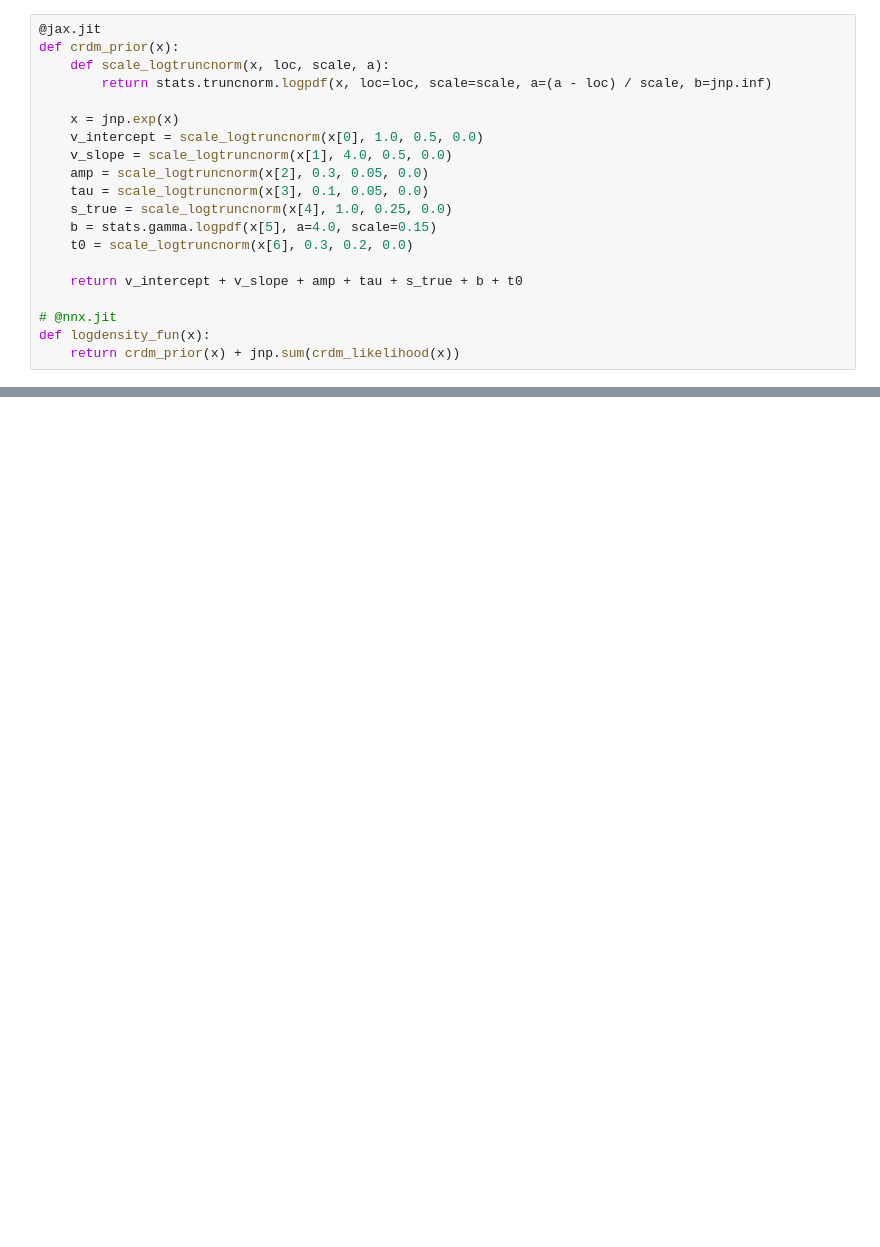
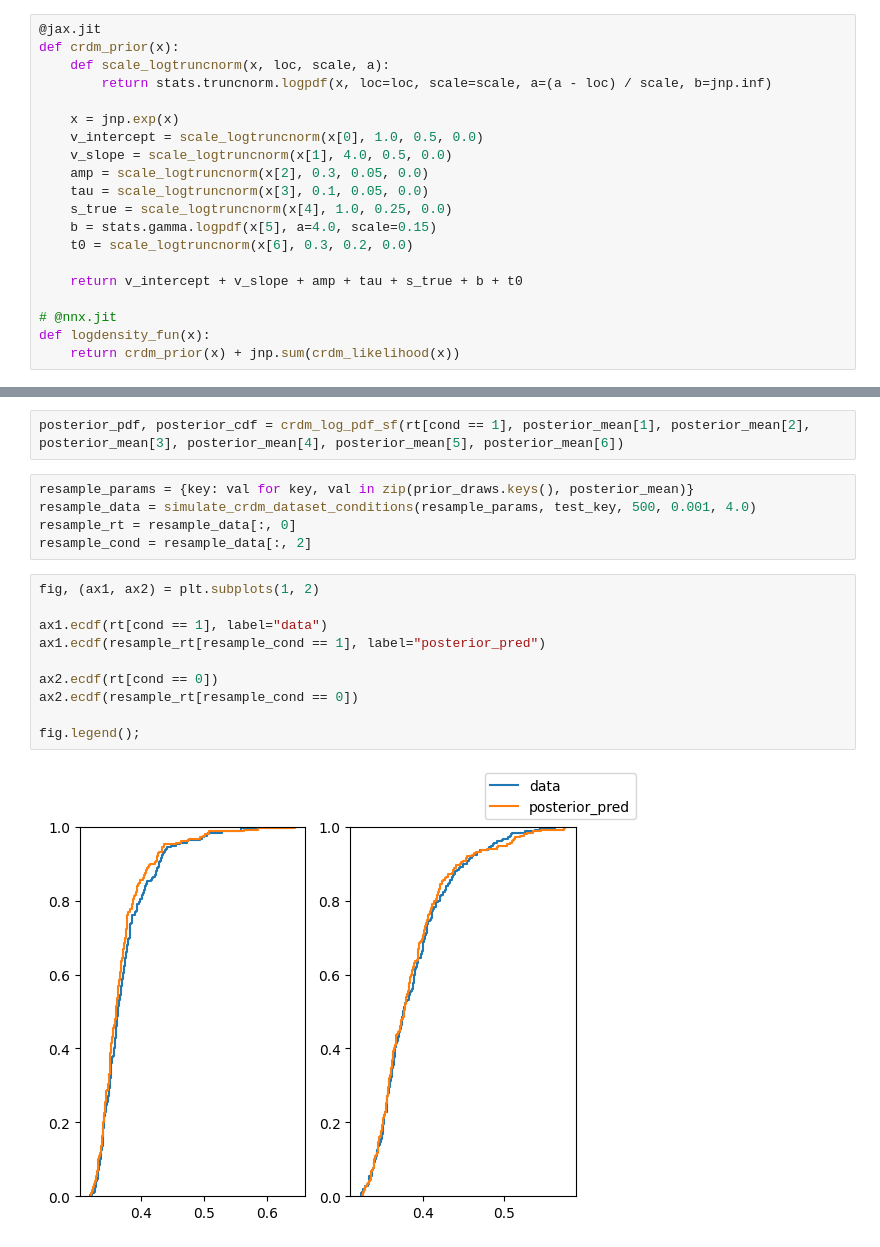
Before and after one commit to maltelueken/neural-race-model-estimation, a Jupyter notebook: notebooks/evaluate_monotonic_flow.ipynb, the cells around one changed output, grey strips where cells are left out. Cells and saved outputs as stored; diff of their text form; blank space fills up the shorter version.

```diff
--- a/notebooks/evaluate_monotonic_flow.ipynb
+++ b/notebooks/evaluate_monotonic_flow.ipynb
@@ -351,0 +382,19 @@ plt.tight_layout()
+# %%
+posterior_pdf, posterior_cdf = crdm_log_pdf_sf(rt[cond == 1], posterior_mean[1], posterior_mean[2], posterior_mean[3], posterior_mean[4], posterior_mean[5], posterior_mean[6])
+# %%
+resample_params = {key: val for key, val in zip(prior_draws.keys(), posterior_mean)}
+resample_data = simulate_crdm_dataset_conditions(resample_params, test_key, 500, 0.001, 4.0)
+resample_rt = resample_data[:, 0]
+resample_cond = resample_data[:, 2]
+# %%
+fig, (ax1, ax2) = plt.subplots(1, 2)
+
+ax1.ecdf(rt[cond == 1], label="data")
+ax1.ecdf(resample_rt[resample_cond == 1], label="posterior_pred")
+
+ax2.ecdf(rt[cond == 0])
+ax2.ecdf(resample_rt[resample_cond == 0])
+
+fig.legend();
+# %% [output]
+[figure, added]
```
Also changed, not shown: parts of 16 cells of this notebook.
